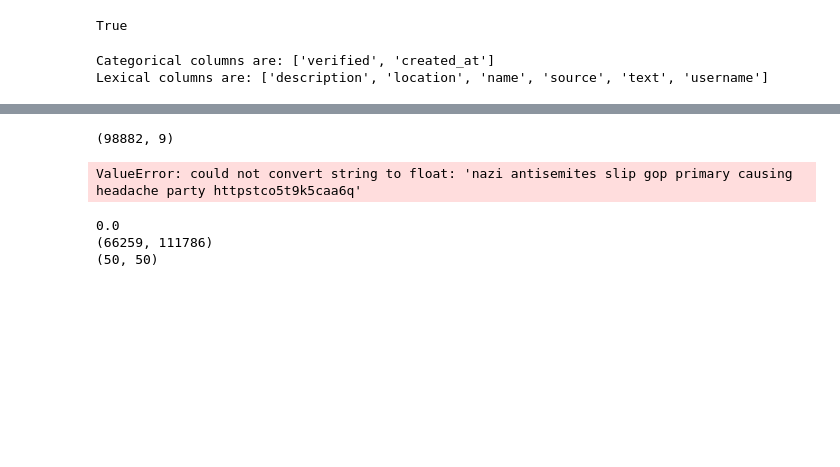
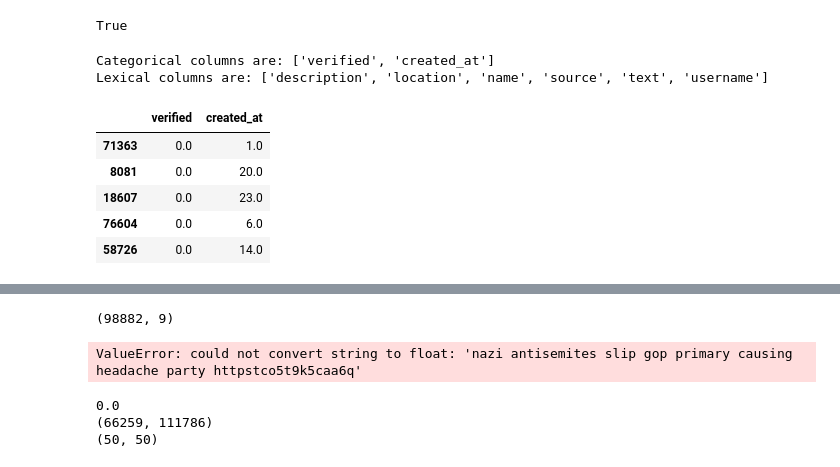
Before and after one commit to xid-er/Fake-News-Detection, a Jupyter notebook: src/ML_Twitter.ipynb, the cells around one changed output, grey strips where cells are left out. Saved outputs shown, nothing was run; the diff lists cells and outputs as text; code cells hidden in the pictures; blank space fills up the shorter version.

```diff
--- a/src/ML_Twitter.ipynb
+++ b/src/ML_Twitter.ipynb
@@ -69,0 +63,14 @@ df[categorical].head()
+# %%
+df = X.copy()
+for col_name in categorical:
+    df[col_name] = df[col_name].astype('category')
+    df[col_name] = df[col_name].cat.codes.astype('float')
+
+df[categorical].head()
+# %% [output]
+|  | verified | created_at |
+| 71363 | 0.0 | 1.0 |
+| 8081 | 0.0 | 20.0 |
+| 18607 | 0.0 | 23.0 |
+| 76604 | 0.0 | 6.0 |
+| 58726 | 0.0 | 14.0 |
```
Also changed, not shown: parts of 29 cells of this notebook, 1 other file.
